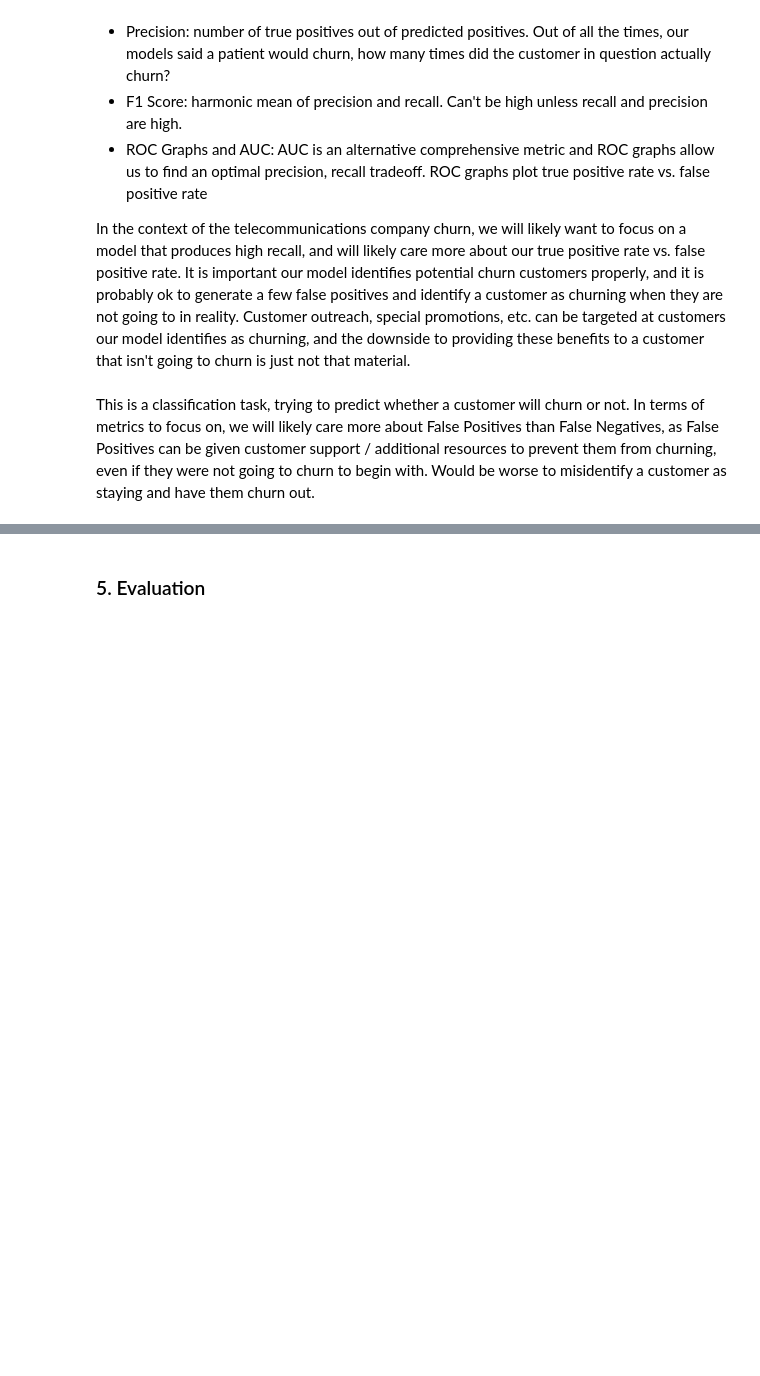
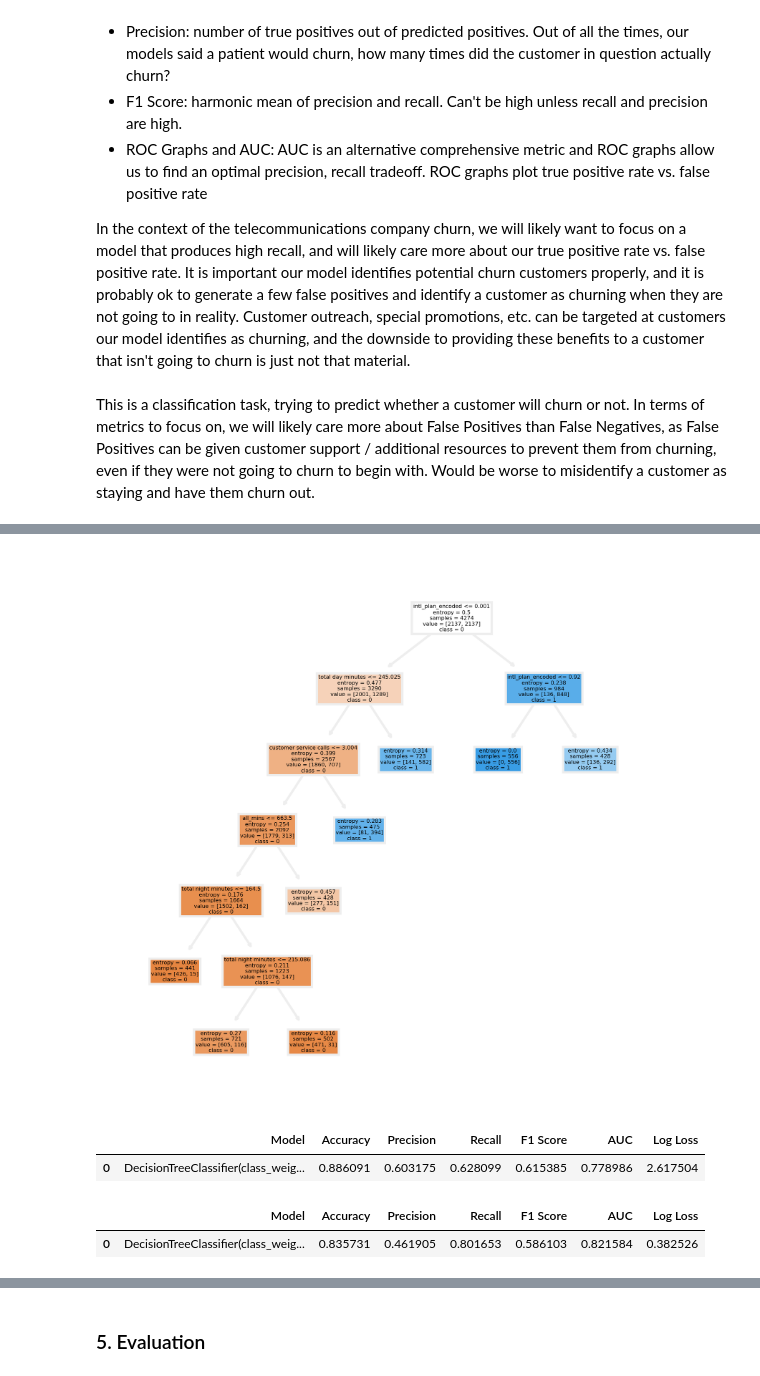
Before and after one commit to akaigraham/Predicting-Customer-Churn, a Jupyter notebook: Untitled.ipynb, the cells around one changed output, grey strips where cells are left out. Cells and saved outputs as stored; diff of their text form; code cells hidden in the pictures; blank space fills up the shorter version.

```diff
--- a/Untitled.ipynb
+++ b/Untitled.ipynb
@@ -1065,8 +1032,9 @@ Best Parameter Combination Found During Grid Search:
 # %%
 # rerun model with these parameters
-best_dt_model = DecisionTreeClassifier(criterion='entropy',
-                                       max_depth=7,
-                                       min_samples_leaf=1,
-                                       min_samples_split=2)
+best_dt_model = DecisionTreeClassifier(criterion='gini',
+                                       max_depth=None,
+                                       max_features=None,
+                                       min_samples_leaf=0.1,
+                                       min_samples_split=0.1)
 best_dt_model.fit(X_train_resampled, y_train_resampled)
 # %% [output]
@@ -1103,0 +1069,19 @@ Log Loss: 0.7347318038346489
+# %%
+# evaluate splits of tree, etc.
+from sklearn import tree
+plt.figure(figsize=(2,2), dpi=1000)
+tree.plot_tree(best_dt_model, feature_names=X_train_final.columns, class_names=np.unique(y).astype('str'),
+               filled=True)
+plt.show()
+# %% [output]
+[figure, added]
+# %%
+dtree_baseline_results
+# %% [output]
+|  | Model | Accuracy | Precision | Recall | F1 Score | AUC | Log Loss |
+| 0 | DecisionTreeClassifier(class_weig... | 0.886091 | 0.603175 | 0.628099 | 0.615385 | 0.778986 | 2.617504 |
+# %%
+best_dt_model_results
+# %% [output]
+|  | Model | Accuracy | Precision | Recall | F1 Score | AUC | Log Loss |
+| 0 | DecisionTreeClassifier(class_weig... | 0.835731 | 0.461905 | 0.801653 | 0.586103 | 0.821584 | 0.382526 |
```
Also changed, not shown: parts of 43 cells of this notebook.
